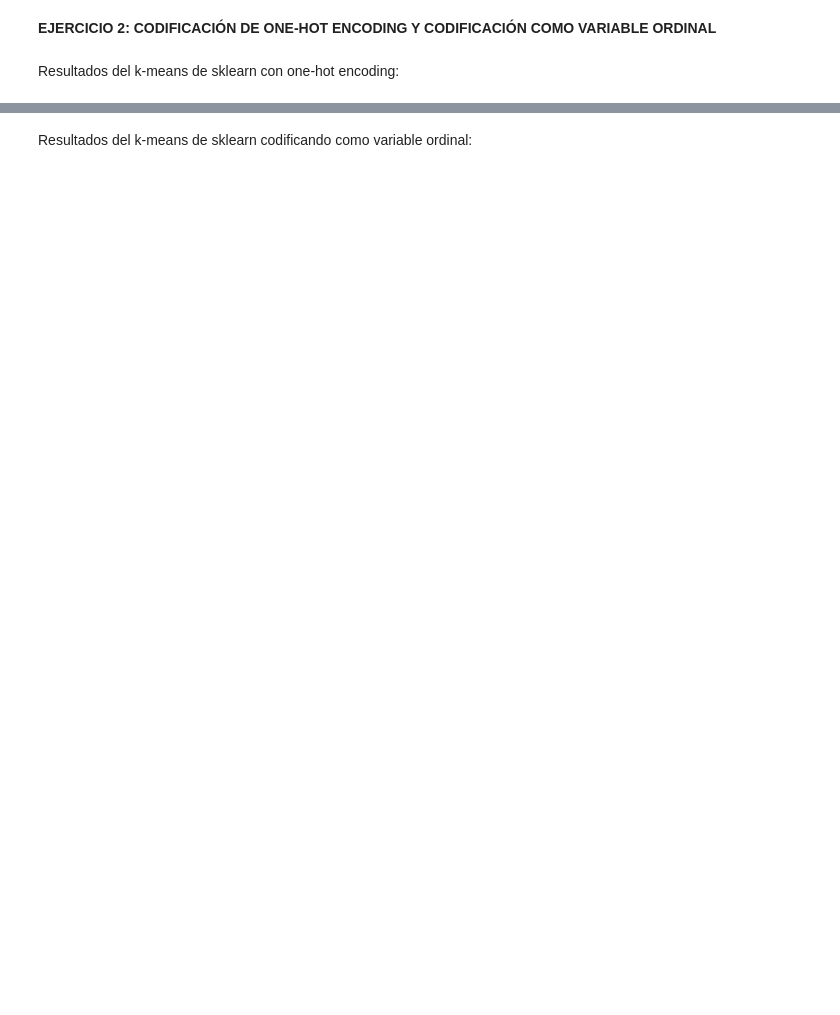
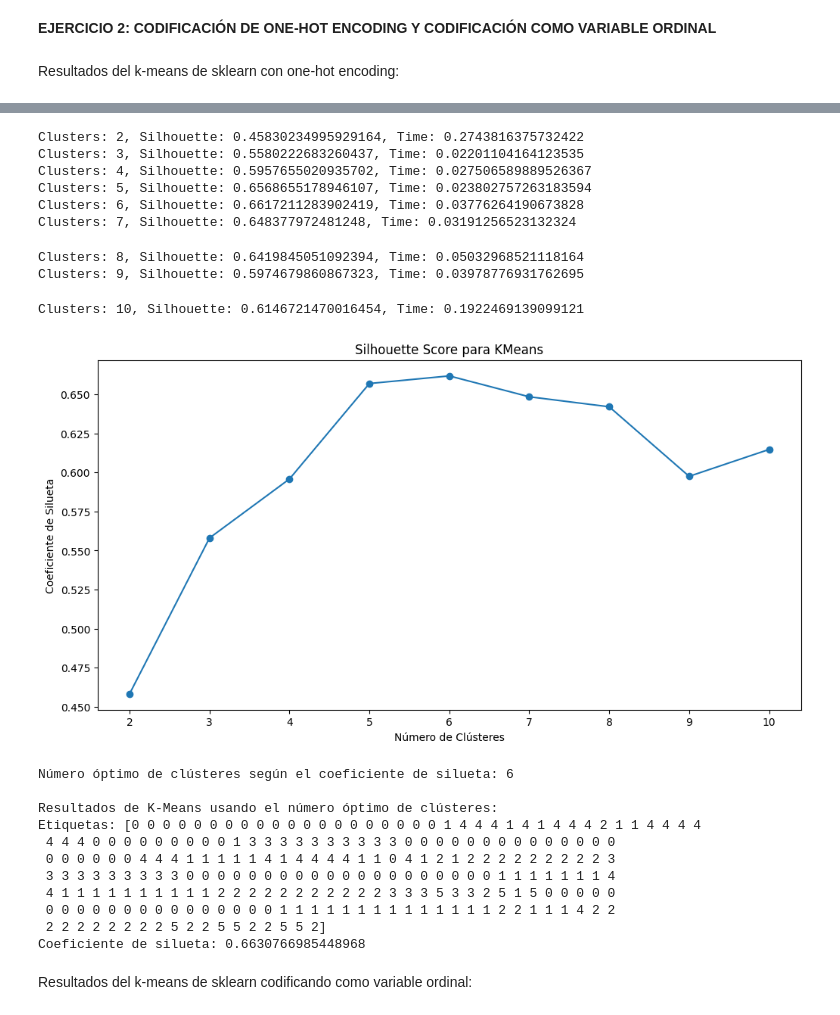
Before and after one commit to MigueLucena/Determinaci-n-Tipos-de-Estrellas, a Jupyter notebook: Practica2NT1.ipynb, the cells around one changed output, grey strips where cells are left out. Cells and saved outputs as stored; diff of their text form; code cells hidden in the pictures; blank space fills up the shorter version.

```diff
--- a/Practica2NT1.ipynb
+++ b/Practica2NT1.ipynb
@@ -248,3 +224,75 @@ Tiempo de ejecución: 0.03971576690673828
+# %%
+import time
+import numpy as np
+import matplotlib.pyplot as plt
+from sklearn.cluster import KMeans
+from sklearn.metrics import silhouette_score
+
+# Supongamos que tienes los datos en la variable 'data'
+# Define el número máximo de clústeres que quieres probar
+max_clusters = 10
+
+silhouette_values = []
+
+# Lista para almacenar los tiempos de ejecución
+execution_times = []
+
+# Rango de número de clústeres a probar
+n_clusters_range = range(2, max_clusters + 1)
+
+for n_clusters in n_clusters_range:
+    start_time = time.time()
+    kmeans = KMeans(n_clusters=n_clusters)
+    labels = kmeans.fit_predict(data)
+    end_time = time.time()
+    execution_time = end_time - start_time
+    silhouette = silhouette_score(data, labels)
+    silhouette_values.append(silhouette)
+    execution_times.append(execution_time)
+    print(f"Clusters: {n_clusters}, Silhouette: {silhouette}, Time: {execution_time}")
+
+# Graficar el coeficiente de silueta en función del número de clústeres
+plt.figure(figsize=(12, 6))
+plt.plot(n_clusters_range, silhouette_values, marker='o')
+plt.title('Silhouette Score para KMeans')
+plt.xlabel('Número de Clústeres')
+plt.ylabel('Coeficiente de Silueta')
+plt.xticks(n_clusters_range)
+plt.show()
+
+# Encontrar el número óptimo de clústeres según el coeficiente de silueta
+optimal_clusters = n_clusters_range[np.argmax(silhouette_values)]
+print(f"Número óptimo de clústeres según el coeficiente de silueta: {optimal_clusters}")
+
+# Ejecutar KMeans con el número óptimo de clústeres y mostrar resultados
+kmeans_optimal = KMeans(n_clusters=optimal_clusters)
+labels_optimal = kmeans_optimal.fit_predict(data)
+silhouette_optimal = silhouette_score(data, labels_optimal)
+print("\nResultados de K-Means usando el número óptimo de clústeres:")
+print("Etiquetas:", labels_optimal)
+print("Coeficiente de silueta:", silhouette_optimal)
+# %% [output]
+Clusters: 2, Silhouette: 0.45830234995929164, Time: 0.2743816375732422
+Clusters: 3, Silhouette: 0.5580222683260437, Time: 0.02201104164123535
+Clusters: 4, Silhouette: 0.5957655020935702, Time: 0.027506589889526367
+Clusters: 5, Silhouette: 0.6568655178946107, Time: 0.023802757263183594
+Clusters: 6, Silhouette: 0.6617211283902419, Time: 0.03776264190673828
+Clusters: 7, Silhouette: 0.648377972481248, Time: 0.03191256523132324
+Clusters: 8, Silhouette: 0.6419845051092394, Time: 0.05032968521118164
+Clusters: 9, Silhouette: 0.5974679860867323, Time: 0.03978776931762695
+Clusters: 10, Silhouette: 0.6146721470016454, Time: 0.1922469139099121
+[figure, added]
+Número óptimo de clústeres según el coeficiente de silueta: 6
+
+Resultados de K-Means usando el número óptimo de clústeres:
+Etiquetas: [0 0 0 0 0 0 0 0 0 0 0 0 0 0 0 0 0 0 0 0 1 4 4 4 1 4 1 4 4 4 2 1 1 4 4 4 4
+ 4 4 4 0 0 0 0 0 0 0 0 0 1 3 3 3 3 3 3 3 3 3 3 0 0 0 0 0 0 0 0 0 0 0 0 0 0
+ 0 0 0 0 0 0 4 4 4 1 1 1 1 1 4 1 4 4 4 4 1 1 0 4 1 2 1 2 2 2 2 2 2 2 2 2 3
+ 3 3 3 3 3 3 3 3 3 0 0 0 0 0 0 0 0 0 0 0 0 0 0 0 0 0 0 0 0 1 1 1 1 1 1 1 4
+ 4 1 1 1 1 1 1 1 1 1 1 2 2 2 2 2 2 2 2 2 2 2 3 3 3 5 3 3 2 5 1 5 0 0 0 0 0
+ 0 0 0 0 0 0 0 0 0 0 0 0 0 0 0 1 1 1 1 1 1 1 1 1 1 1 1 1 1 2 2 1 1 1 4 2 2
+ 2 2 2 2 2 2 2 2 5 2 2 5 5 2 2 5 5 2]
+Coeficiente de silueta: 0.6630766985448968
 # %% [markdown]
 Resultados del k-means de sklearn codificando como variable ordinal:
 # %%
```
Also changed, not shown: parts of 16 cells of this notebook.
